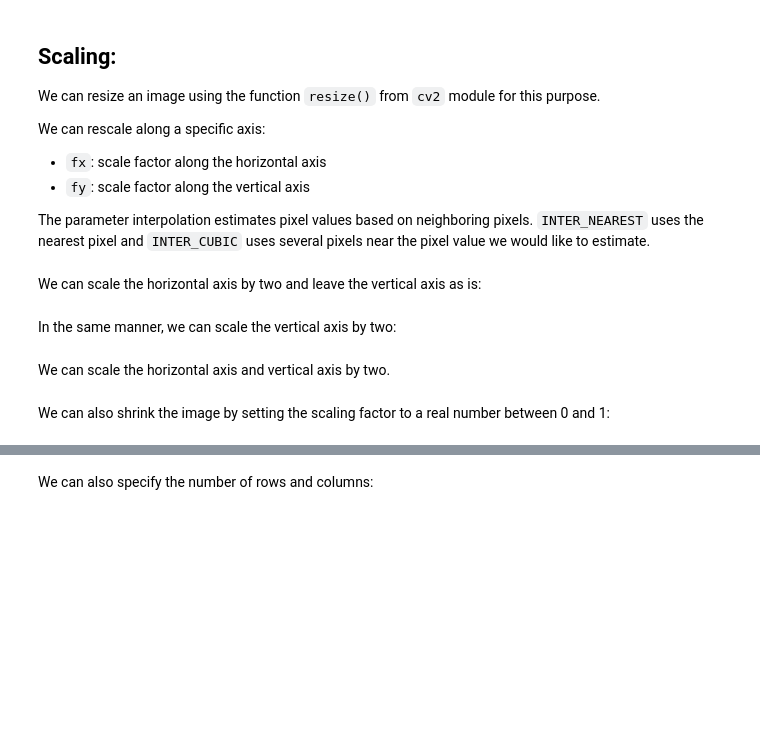
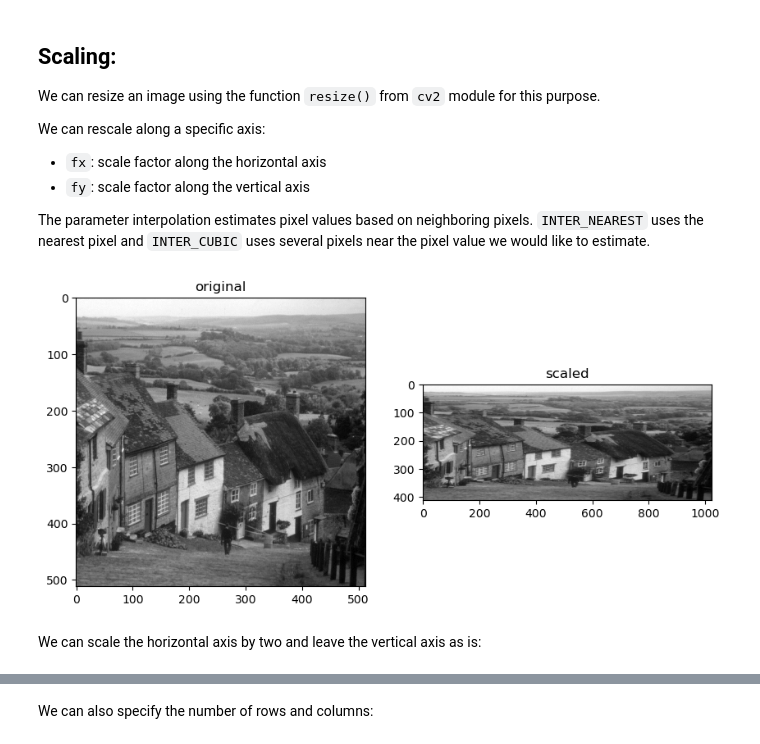
Before and after one commit to khoulaCode/DataScience-Brain-Bytes, a Jupyter notebook: Team_members/from_fatma_salim/Introduction_to_Histogram.ipynb, the cells around one changed output, grey strips where cells are left out. Saved outputs shown, nothing was run; the diff lists cells and outputs as text; code cells hidden in the pictures; blank space fills up the shorter version.

```diff
--- a/Team_members/from_fatma_salim/Introduction_to_Histogram.ipynb
+++ b/Team_members/from_fatma_salim/Introduction_to_Histogram.ipynb
@@ -165,11 +165,10 @@ We can rescale along a specific axis:
 - `fy`: scale factor along the vertical axis
 
 The parameter interpolation estimates pixel values based on neighboring pixels. <code>INTER_NEAREST</code> uses the nearest pixel and <code>INTER_CUBIC</code> uses several pixels near the pixel value we would like to estimate.
+# %%
+scaling_goldhill = cv2.resize(goldhill, None, fx=2, fy=0.8, interpolation=cv2.INTER_NEAREST)
+plot_image(goldhill, scaling_goldhill, "original", "scaled")
+# %% [output]
+[figure, added]
 # %% [markdown]
 We can scale the horizontal axis by two and leave the vertical axis as is:
-# %% [markdown]
-In the same manner, we can scale the vertical axis by two:
-# %% [markdown]
-We can scale the horizontal axis and vertical axis by two.
-# %% [markdown]
-We can also shrink the image by setting the scaling factor to a real number between 0 and 1:
```
Also changed, not shown: parts of 5 cells of this notebook, 20 other files.
